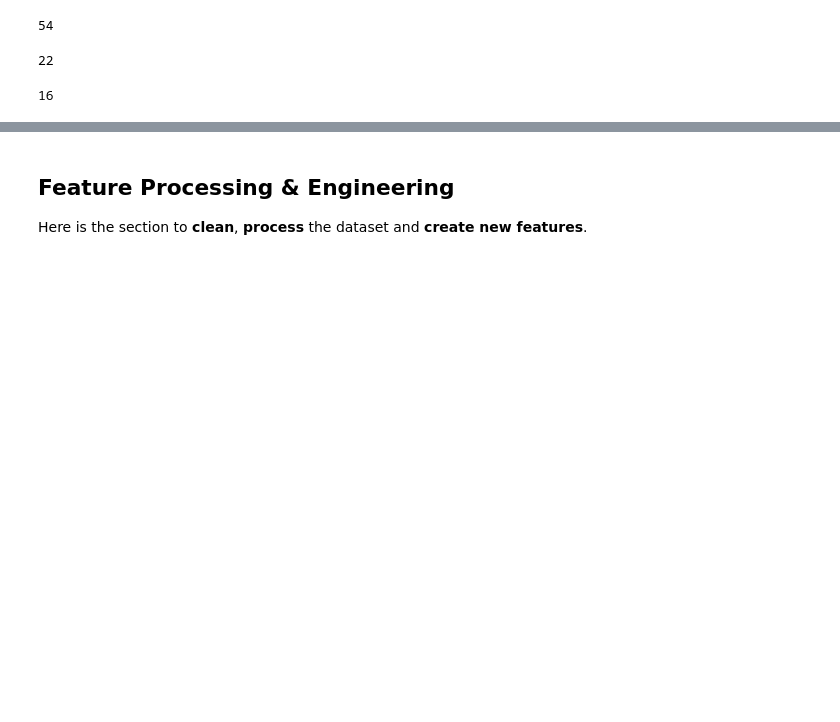
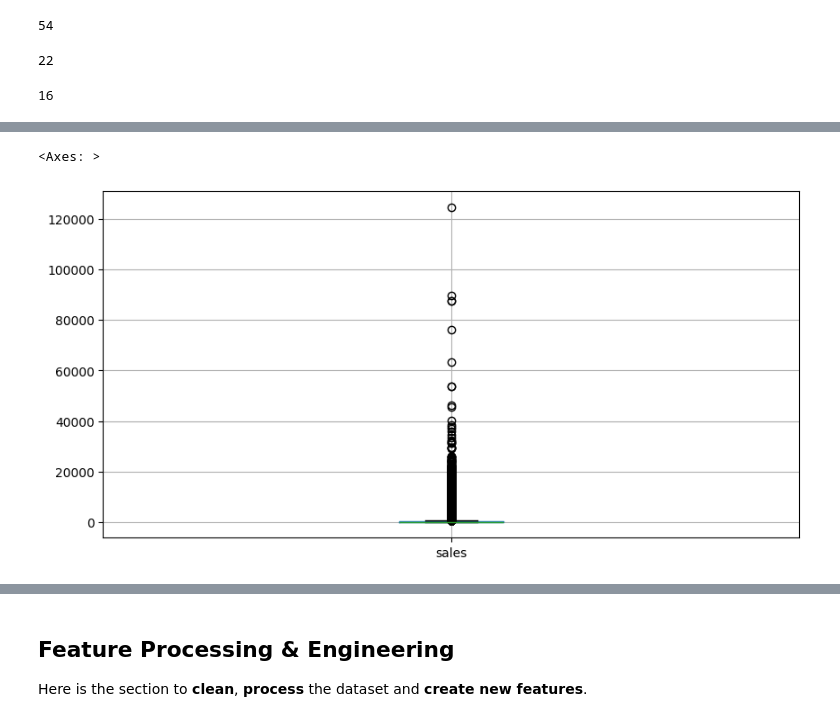
Before and after one commit to Safowaa/The_Regression_Project, a Jupyter notebook: Notebook/main.ipynb, the cells around one changed output, grey strips where cells are left out. Saved outputs shown, nothing was run; the diff lists cells and outputs as text; code cells hidden in the pictures; blank space fills up the shorter version.

```diff
--- a/Notebook/main.ipynb
+++ b/Notebook/main.ipynb
@@ -931,0 +1290,14 @@ array([[<Axes: title={'center': 'dcoilwtico'}>,
+# %%
+
+# Identify columns with object data type
+# select_dtypes(include=['object']) filters columns with object data type
+# .columns returns the column names, and the list comprehension creates a list of these column names
+object_columns = [col for col in df_train.select_dtypes(include=['object']).columns]
+
+# Convert the identified object columns to category data type
+# This can help reduce memory usage as category type is more memory efficient for columns with repetitive string values
+df_train[object_columns] = df_train[object_columns].astype('category')
+
+# Display the memory usage information of the DataFrame
+# memory_usage='deep' provides a detailed memory usage report, including object-type columns
+df_train.info(memory_usage='deep')
@@ -931,0 +1322,23 @@ array([[<Axes: title={'center': 'dcoilwtico'}>,
+# %%
+
+def num_convert(df):
+    # Select columns with float64 data type and convert them to float32
+    float64_cols = df.select_dtypes(include=['float64'])
+    df[float64_cols.columns] = float64_cols.astype('float32')
+
+    # Select columns with float data type and downcast them to the smallest float subtype
+    float_cols = df.select_dtypes(include=['float'])
+    df[float_cols.columns] = float_cols.apply(pd.to_numeric, downcast='float')
+
+    # Select columns with integer data type and downcast them to the smallest integer subtype
+    int_cols = df.select_dtypes(include=['int'])
+    df[int_cols.columns] = int_cols.apply(pd.to_numeric, downcast='integer')
+
+    return df
+
+# Apply the downcast_numeric function to the df_train DataFrame to optimize memory usage
+df_train = num_convert(df_train)
+
+# Display the memory usage information of the DataFrame
+# memory_usage='deep' provides a detailed memory usage report, including object-type columns
+df_train.info(memory_usage='deep')
@@ -931,0 +1442,7 @@ array([[<Axes: title={'center': 'dcoilwtico'}>,
+# %%
+#  plot box plots for sales column
+
+df_train.boxplot(column='sales', figsize=(10,5))
+# %% [output]
+<Axes: >
+[figure, added]
```
Also changed, not shown: parts of 175 cells of this notebook, 4 other files.
